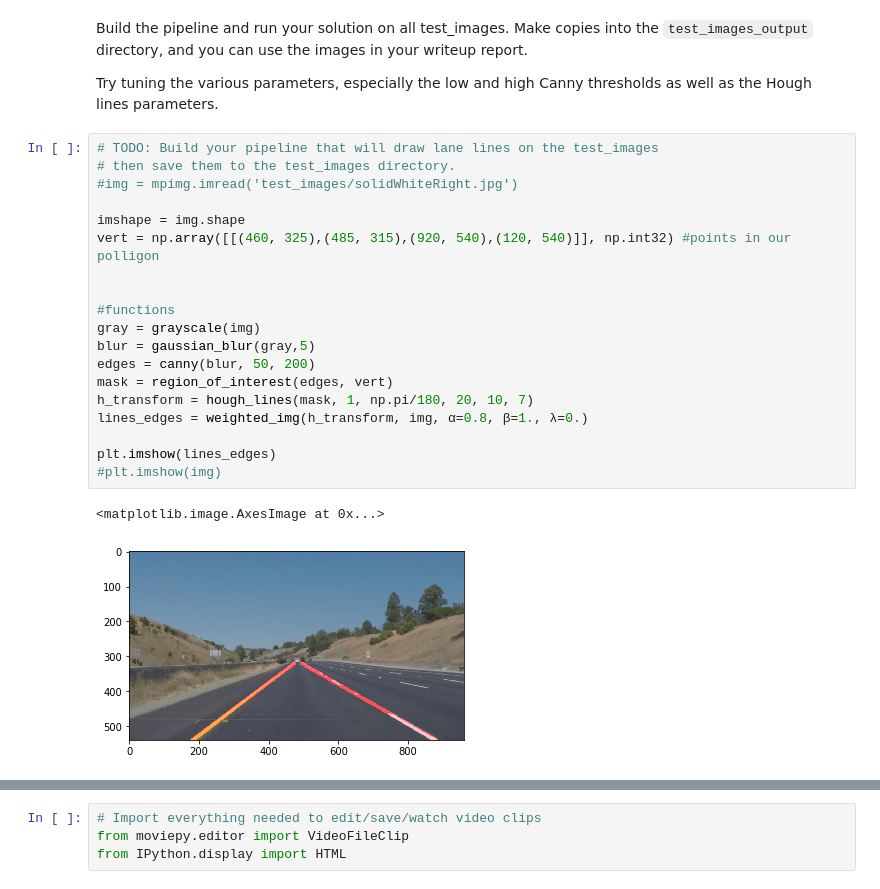
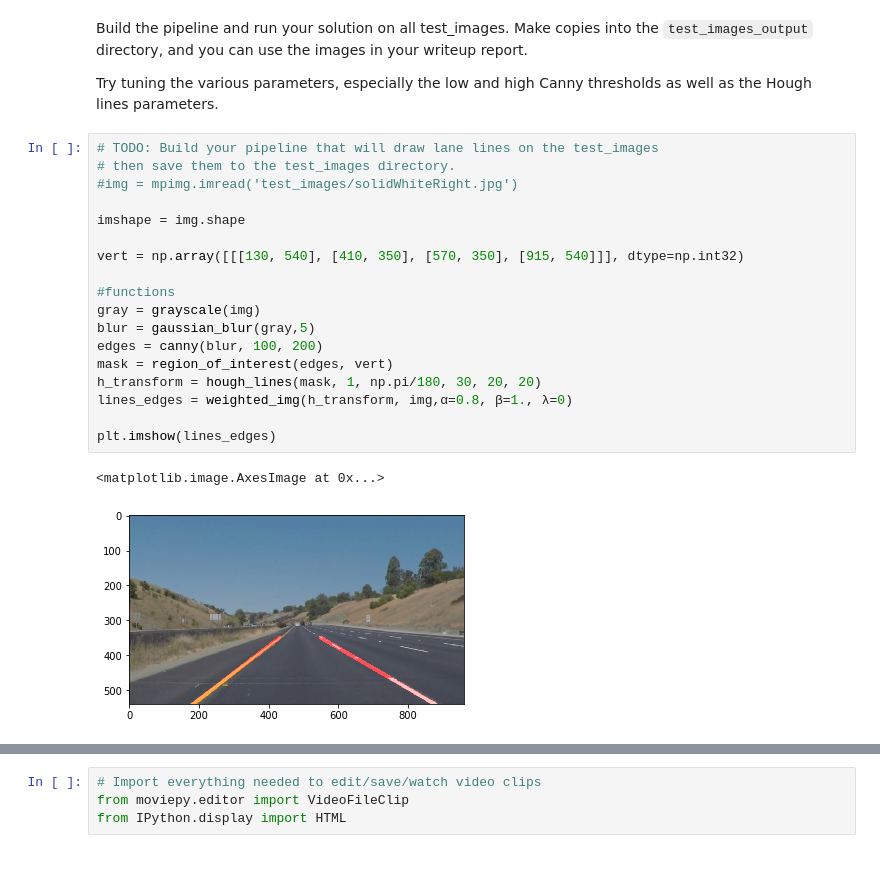
Before and after one commit to csilver2/CarND-LaneLines-P1, a Jupyter notebook: P1.ipynb, the cells around one changed output, grey strips where cells are left out. Cells and saved outputs as stored; diff of their text form.

```diff
--- a/P1.ipynb
+++ b/P1.ipynb
@@ -250,22 +245,21 @@ Try tuning the various parameters, especially the low and high Canny thresholds
 # %%
 # TODO: Build your pipeline that will draw lane lines on the test_images
 # then save them to the test_images directory.
 #img = mpimg.imread('test_images/solidWhiteRight.jpg')
 
 imshape = img.shape
-vert = np.array([[(460, 325),(485, 315),(920, 540),(120, 540)]], np.int32) #points in our polligon
 
+vert = np.array([[[130, 540], [410, 350], [570, 350], [915, 540]]], dtype=np.int32)
 
 #functions
 gray = grayscale(img)
 blur = gaussian_blur(gray,5)
-edges = canny(blur, 50, 200)
+edges = canny(blur, 100, 200)
 mask = region_of_interest(edges, vert)
-h_transform = hough_lines(mask, 1, np.pi/180, 20, 10, 7)
-lines_edges = weighted_img(h_transform, img, α=0.8, β=1., λ=0.)
+h_transform = hough_lines(mask, 1, np.pi/180, 30, 20, 20)
+lines_edges = weighted_img(h_transform, img,α=0.8, β=1., λ=0)
 
 plt.imshow(lines_edges)
-#plt.imshow(img)
 # %% [output]
 <matplotlib.image.AxesImage at 0x...>
-[figure, old version]
+[figure, new version]
```
Also changed, not shown: parts of 13 cells of this notebook, 1 other file.
